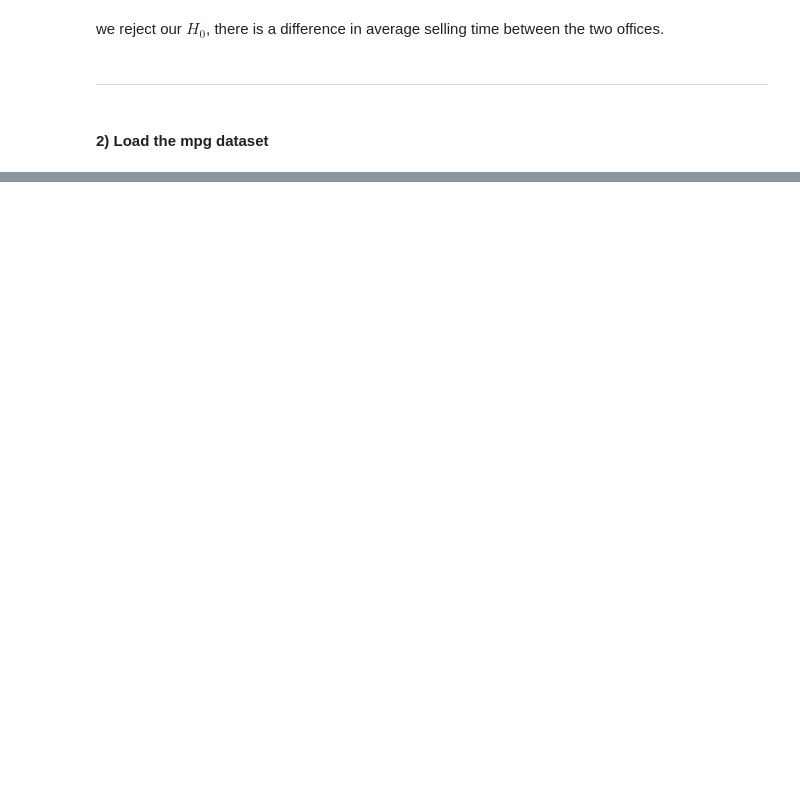
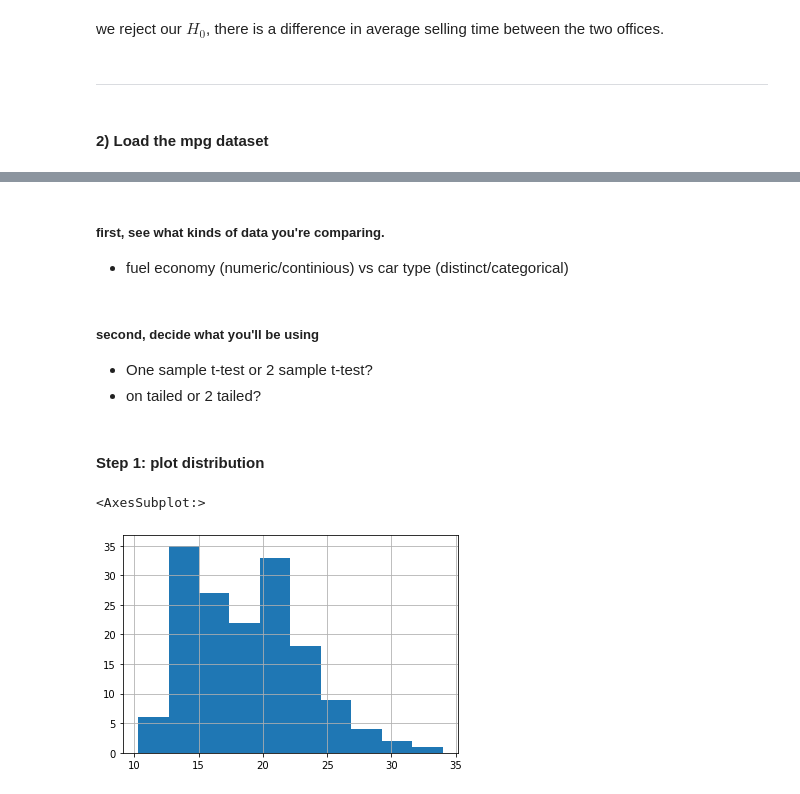
Before and after one commit to natasharivers/Statistics, a Jupyter notebook: hypothesis_testing_cont.ipynb, the cells around one changed output, grey strips where cells are left out. Saved outputs shown, nothing was run; the diff lists cells and outputs as text; code cells hidden in the pictures; blank space fills up the shorter version.

```diff
--- a/hypothesis_testing_cont.ipynb
+++ b/hypothesis_testing_cont.ipynb
@@ -153,0 +306,7 @@ ninenine_fuel.hist()
+# %% [markdown]
+##### first, see what kinds of data you're comparing.
+- fuel economy (numeric/continious) vs car type (distinct/categorical)
+# %% [markdown]
+##### second, decide what you'll be using
+- One sample t-test or 2 sample t-test?
+- on tailed or 2 tailed?
@@ -153,0 +317,11 @@ ninenine_fuel.hist()
+# %%
+#create two new datasets
+fuel_auto = mpg[mpg.trans.str.contains('auto')].average_mpg
+fuel_manual = mpg[mpg.trans.str.contains('manual')].average_mpg
+# %% [markdown]
+#### Step 1: plot distribution
+# %%
+fuel_auto.hist()
+# %% [output]
+<AxesSubplot:>
+[figure, added]
```
Also changed, not shown: parts of 77 cells of this notebook.
